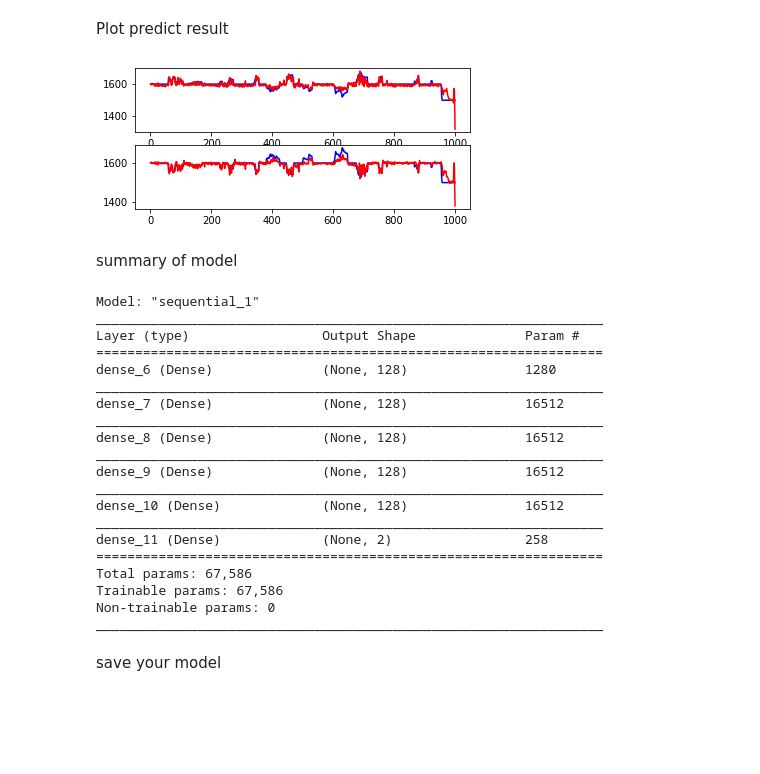
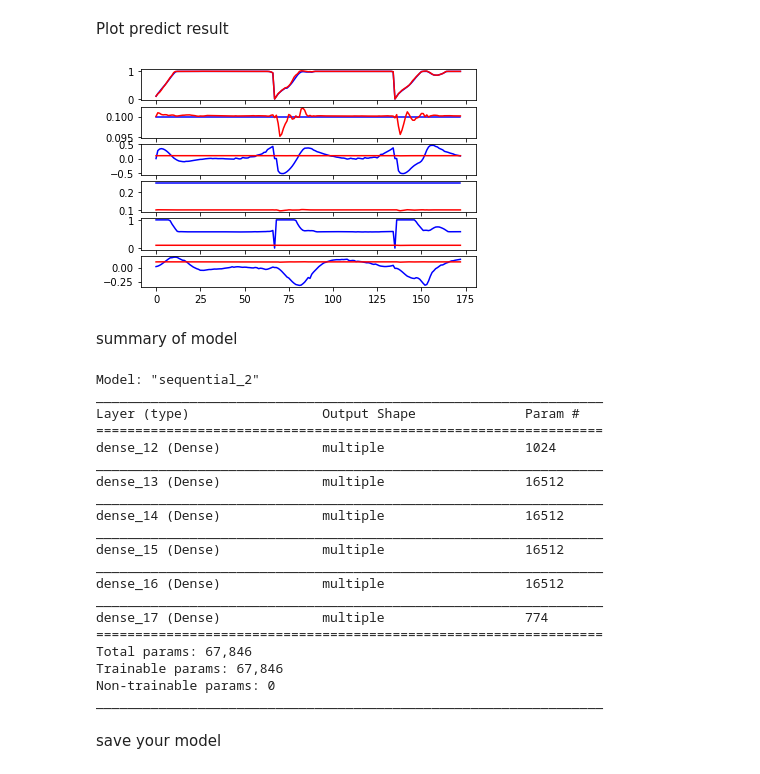
Before and after one commit to lp02781/tutorialTensorFlow, a Jupyter notebook: MIMO_tutorial.ipynb, the cells around one changed output. Drawn from its saved outputs; the diff is of its cells as text; code cells hidden in the pictures; blank space fills up the shorter version.

```diff
--- a/MIMO_tutorial.ipynb
+++ b/MIMO_tutorial.ipynb
@@ -9,4 +9,5 @@ import matplotlib.pyplot as prediction
 # %% [markdown]
 insert data from csv file
 # %%
-df = pd.read_csv('~/tutorialTensorFlow/Data_Boat_Inverse_Lengkap.csv')
+df = pd.read_csv('~/tutorialTensorFlow/model.csv')
+df.shape
@@ -14,13 +17,13 @@ df = pd.read_csv('~/tutorialTensorFlow/Data_Boat_Inverse_Lengkap.csv')
 there are 11 coloumns, 9 first coloumns as input and 2 last coloumns as output. there are 2000 rows, 1000 first row as data for learning and 1000 last row for test
 # %%
 data = df.values
-X_data = data[:,:-2]
-Y_data = data[:,-2:]
+X_data = data[:,-7:]
+Y_data = data[:,:-7]
 
-X = X_data[:-1000]
-Y = Y_data[:-1000]
-X_test = X_data[-1000:]
-Y_test = Y_data[-1000:]
+X = X_data[-700:]
+Y = Y_data[-700:]
+X_test = X_data[:-700]
+Y_test = Y_data[:-700]
 # %% [markdown]
 show data
 # %%
@@ -53,11 +46,11 @@ model = tf.keras.models.Sequential([
       tf.keras.layers.Dense(128, activation=tf.nn.relu),
       tf.keras.layers.Dense(128, activation=tf.nn.relu),
       #tf.keras.layers.Dropout(0.2),
-      tf.keras.layers.Dense(2, activation= tf.keras.activations.linear)
+      tf.keras.layers.Dense(6, activation= tf.keras.activations.linear)
     ])
 model.compile(optimizer= tf.keras.optimizers.Adam(learning_rate =0.001),loss='mean_squared_error',metrics=['accuracy'])
 # %% [markdown]
  learning process with 1000 epochs
 # %%
-learn = model.fit(X, Y, epochs= 100)
+learn = model.fit(X, Y, epochs= 5000)
 # %% [output]
@@ -93,38 +91,47 @@ Y_pred = model.predict(X_test)
 # %% [markdown]
 Plot predict result
 # %%
-x_label = np.arange(1,1001,1)
+x_label = np.arange(0,173,1)
 plt.figure()
-plt.subplot(311)
+plt.subplot(611)
 plt.plot(x_label, Y_test[:,0], '-b', x_label, Y_pred[:,0], '-r')
-plt.subplot(312)
+plt.subplot(612)
 plt.plot(x_label, Y_test[:,1], '-b', x_label, Y_pred[:,1], '-r')
+plt.subplot(613)
+plt.plot(x_label, Y_test[:,2], '-b', x_label, Y_pred[:,1], '-r')
+plt.subplot(614)
+plt.plot(x_label, Y_test[:,3], '-b', x_label, Y_pred[:,1], '-r')
+plt.subplot(615)
+plt.plot(x_label, Y_test[:,4], '-b', x_label, Y_pred[:,1], '-r')
+plt.subplot(616)
+plt.plot(x_label, Y_test[:,5], '-b', x_label, Y_pred[:,1], '-r')
+
 plt.show()
 # %% [output]
-[figure, old version]
+[figure, new version]
 # %% [markdown]
 summary of model
 # %%
 model.summary()
 # %% [output]
-Model: "sequential_1"
+Model: "sequential_2"
 _________________________________________________________________
 Layer (type)                 Output Shape              Param #
 =================================================================
-dense_6 (Dense)              (None, 128)               1280
+dense_12 (Dense)             multiple                  1024
 _________________________________________________________________
-dense_7 (Dense)              (None, 128)               16512
+dense_13 (Dense)             multiple                  16512
 _________________________________________________________________
-dense_8 (Dense)              (None, 128)               16512
+dense_14 (Dense)             multiple                  16512
 _________________________________________________________________
-dense_9 (Dense)              (None, 128)               16512
+dense_15 (Dense)             multiple                  16512
 _________________________________________________________________
-dense_10 (Dense)             (None, 128)               16512
+dense_16 (Dense)             multiple                  16512
 _________________________________________________________________
-dense_11 (Dense)             (None, 2)                 258
+dense_17 (Dense)             multiple                  774
 =================================================================
-Total params: 67,586
-Trainable params: 67,586
+Total params: 67,846
+Trainable params: 67,846
 Non-trainable params: 0
 _________________________________________________________________
 # %% [markdown]
```
Also changed, not shown: parts of 7 cells of this notebook, 13 other files.
